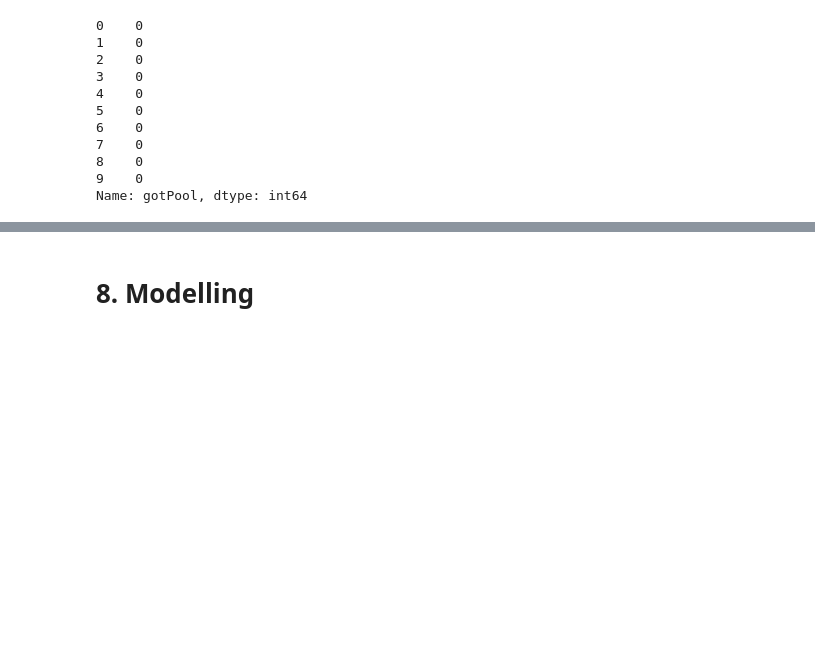
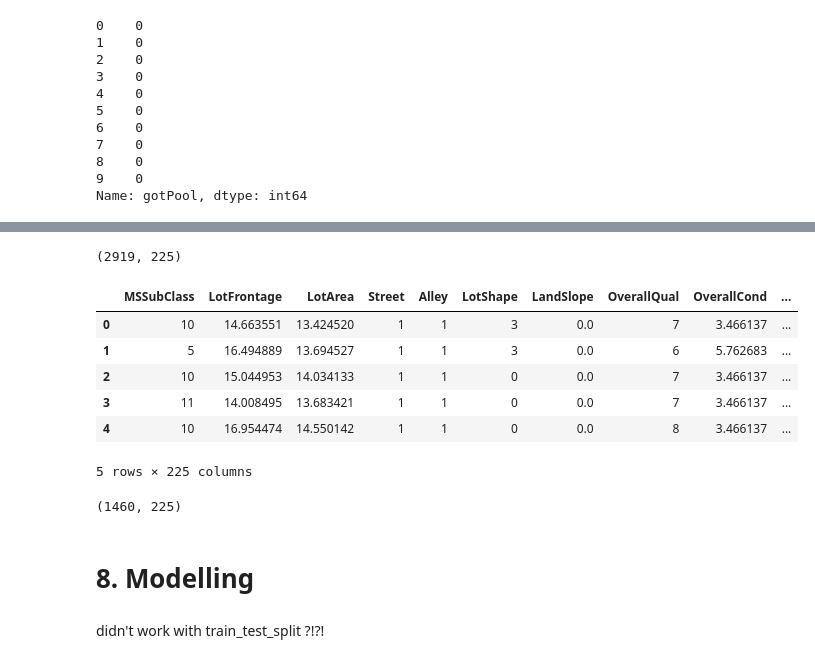
Before and after one commit to apfoertn/Kaggle_Challenge, a Jupyter notebook: Kaggle_Houses.ipynb, the cells around one changed output, grey strips where cells are left out. Cells and saved outputs as stored; diff of their text form; code cells hidden in the pictures; blank space fills up the shorter version.

```diff
--- a/Kaggle_Houses.ipynb
+++ b/Kaggle_Houses.ipynb
@@ -440,6 +448,3 @@ Name: Utilities, dtype: int64
-# %%
-#drop feature 'Utilities'
-concat_data = concat_data.drop(['Utilities'], axis=1)
 # %% [markdown]
 Let's check if we handled all features including NaN-values:
 # %%
@@ -469,0 +492,10 @@ concat_data.MoSold = concat_data.MoSold.astype(str)
+# %%
+ordinal = ['MSSubClass', 'Street', 'Alley', 'LotShape', 'LandSlope', 'OverallCond', 'ExterQual', 'ExterCond', 'BsmtQual', 'BsmtCond',
+           'BsmtExposure', 'BsmtFinType1', 'BsmtFinType2',  'HeatingQC', 'CentralAir', 'KitchenQual', 'Functional', 'FireplaceQu',
+           'GarageFinish', 'GarageQual', 'GarageCond', 'PavedDrive', 'PoolQC', 'Fence', 'MoSold', 'YrSold']
+
+# Process columns and apply LabelEncoder to categorical features
+for c in ordinal:
+    lbl = LabelEncoder()
+    lbl.fit(list(concat_data[c].values))
+    concat_data[c] = lbl.transform(list(concat_data[c].values))
@@ -505,4 +550,4 @@ Adding some new features to reduce complexity and dimensionality of data to make
 # %%
-concat_data['TotalSF'] = concat_data['TotalBsmtSF'] + concat_data['1stFlrSF'] + concat_data['2ndFlrSF']
+concat_data['TotalSF'] = concat_data['TotalBsmtSF'] + concat_data['1stFlrSF'] + concat_data['2ndFlrSF'] + concat_data['GrLivArea'] +concat_data['GarageArea']
 concat_data.TotalSF.head(10)
 # %% [output]
@@ -563,2 +606,26 @@ vs GET DUMMIES
+# %%
+concat_data = pd.get_dummies(concat_data)
+# %%
+concat_data.shape()
+# %% [output]
+(2919, 225)
+# %%
+concat_data.head()
+# %% [output]
+|  | MSSubClass | LotFrontage | LotArea | Street | Alley | LotShape | LandSlope | OverallQual | OverallCond | ... |
+| 0 | 10 | 14.663551 | 13.424520 | 1 | 1 | 3 | 0.0 | 7 | 3.466137 | ... |
+| 1 | 5 | 16.494889 | 13.694527 | 1 | 1 | 3 | 0.0 | 6 | 5.762683 | ... |
+| 2 | 10 | 15.044953 | 14.034133 | 1 | 1 | 0 | 0.0 | 7 | 3.466137 | ... |
+| 3 | 11 | 14.008495 | 13.683421 | 1 | 1 | 0 | 0.0 | 7 | 3.466137 | ... |
+| 4 | 10 | 16.954474 | 14.550142 | 1 | 1 | 0 | 0.0 | 8 | 3.466137 | ... |
+5 rows × 225 columns
+# %%
+train = concat_data[:ntrain]
+test = concat_data[ntrain:]
+train.shape
+# %% [output]
+(1460, 225)
 # %% [markdown]
 # 8. Modelling
+# %% [markdown]
+didn't work with train_test_split ?!?!
```
Also changed, not shown: parts of 42 cells of this notebook.
